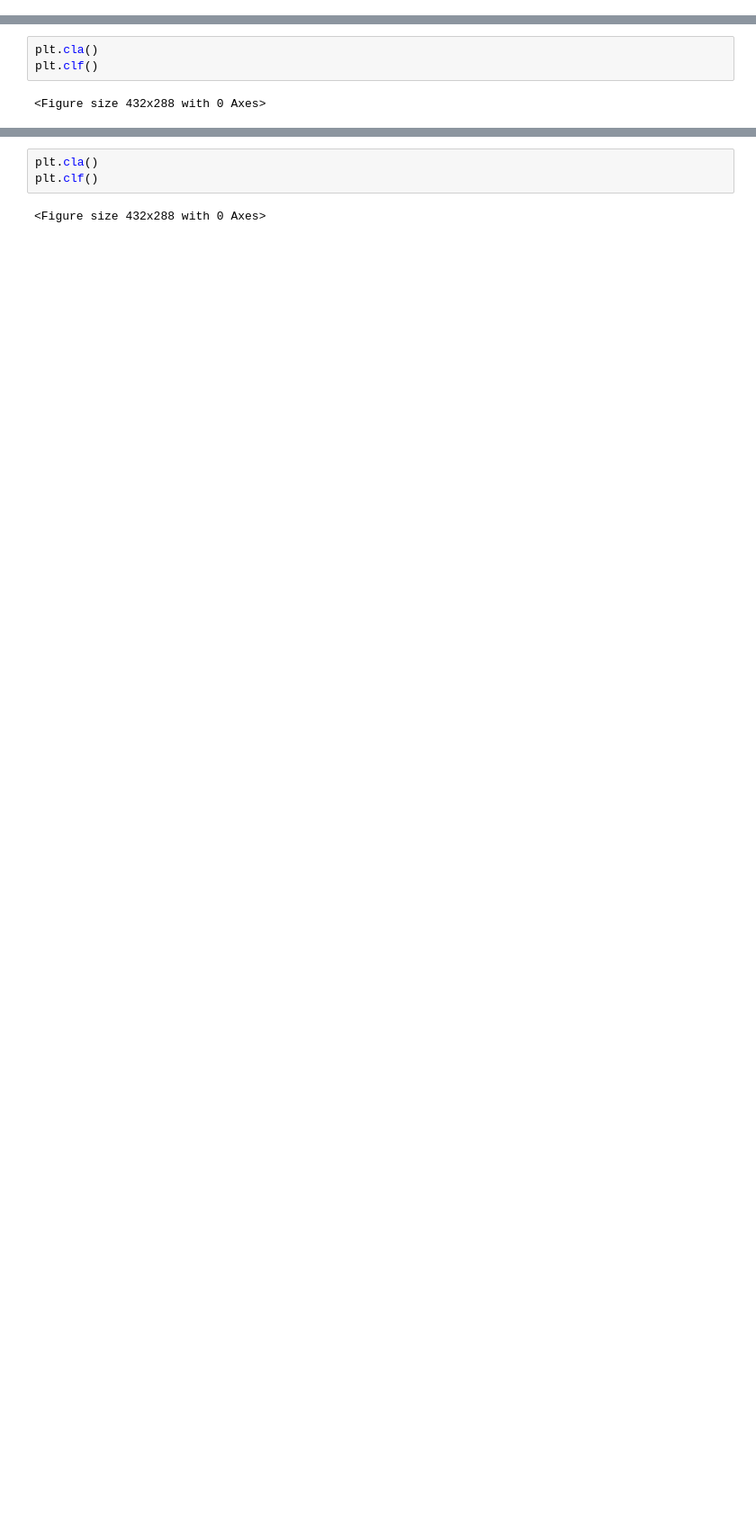
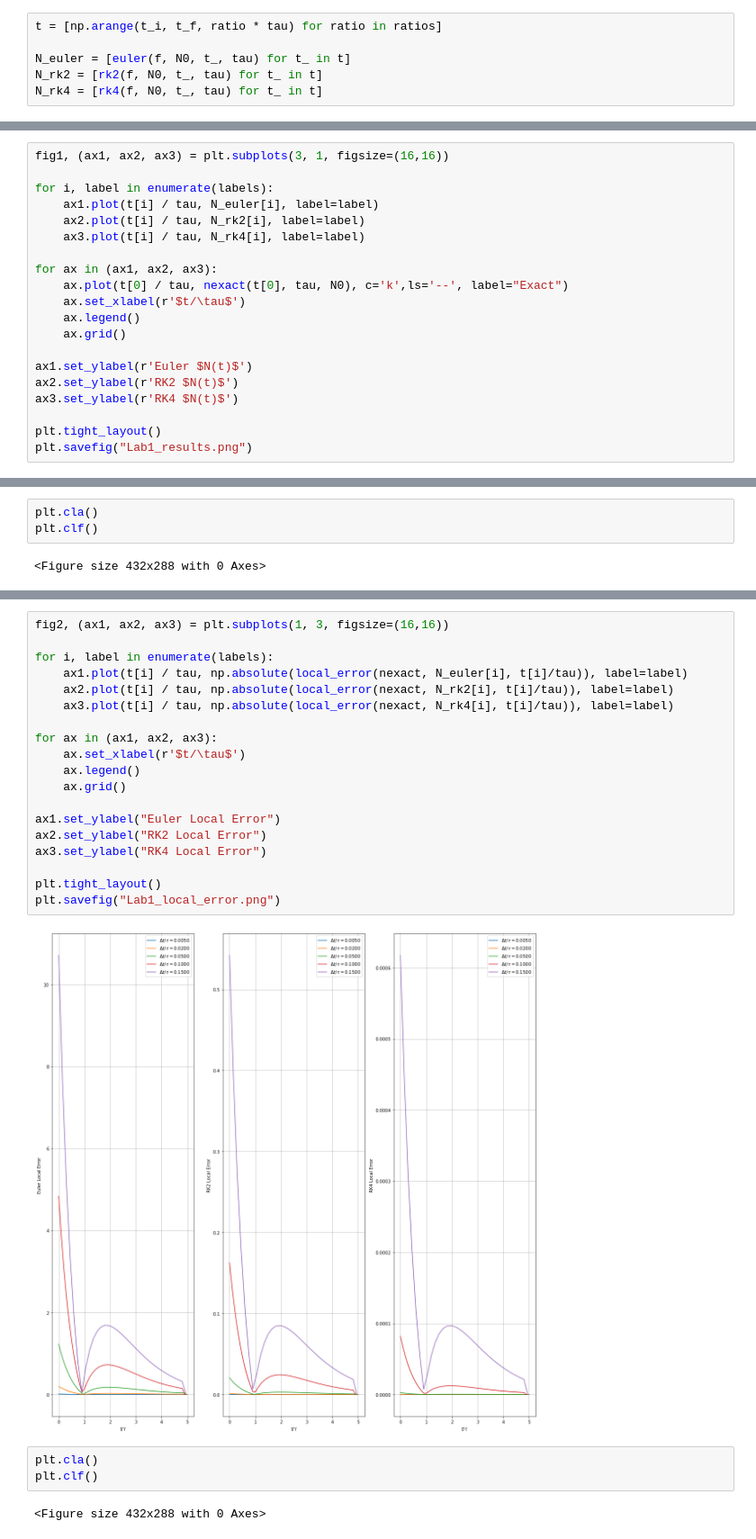
Before and after one commit to ethank5149/PurduePHYS580, a Jupyter notebook: Labs/Lab1/Lab1.ipynb, the cells around one changed output, grey strips where cells are left out. Shown at 90% size. Drawn from its saved outputs; the diff is of its cells as text; blank space fills up the shorter version.

```diff
--- a/Labs/Lab1/Lab1.ipynb
+++ b/Labs/Lab1/Lab1.ipynb
@@ -150,0 +113,6 @@ plt.savefig("Lab1output_comparison.png")
+# %%
+t = [np.arange(t_i, t_f, ratio * tau) for ratio in ratios]
+
+N_euler = [euler(f, N0, t_, tau) for t_ in t]
+N_rk2 = [rk2(f, N0, t_, tau) for t_ in t]
+N_rk4 = [rk4(f, N0, t_, tau) for t_ in t]
@@ -150,0 +121,20 @@ plt.savefig("Lab1output_comparison.png")
+# %%
+fig1, (ax1, ax2, ax3) = plt.subplots(3, 1, figsize=(16,16))
+
+for i, label in enumerate(labels):
+    ax1.plot(t[i] / tau, N_euler[i], label=label)
+    ax2.plot(t[i] / tau, N_rk2[i], label=label)
+    ax3.plot(t[i] / tau, N_rk4[i], label=label)
+
+for ax in (ax1, ax2, ax3):
+    ax.plot(t[0] / tau, nexact(t[0], tau, N0), c='k',ls='--', label="Exact")
+    ax.set_xlabel(r'$t/\tau$')
+    ax.legend()
+    ax.grid()
+
+ax1.set_ylabel(r'Euler $N(t)$')
+ax2.set_ylabel(r'RK2 $N(t)$')
+ax3.set_ylabel(r'RK4 $N(t)$')
+
+plt.tight_layout()
+plt.savefig("Lab1_results.png")
@@ -198,3 +148,24 @@ plt.savefig("Lab1output_relative_error.png")
+# %%
+fig2, (ax1, ax2, ax3) = plt.subplots(1, 3, figsize=(16,16))
+
+for i, label in enumerate(labels):
+    ax1.plot(t[i] / tau, np.absolute(local_error(nexact, N_euler[i], t[i]/tau)), label=label)
+    ax2.plot(t[i] / tau, np.absolute(local_error(nexact, N_rk2[i], t[i]/tau)), label=label)
+    ax3.plot(t[i] / tau, np.absolute(local_error(nexact, N_rk4[i], t[i]/tau)), label=label)
+
+for ax in (ax1, ax2, ax3):
+    ax.set_xlabel(r'$t/\tau$')
+    ax.legend()
+    ax.grid()
+
+ax1.set_ylabel("Euler Local Error")
+ax2.set_ylabel("RK2 Local Error")
+ax3.set_ylabel("RK4 Local Error")
+
+plt.tight_layout()
+plt.savefig("Lab1_local_error.png")
+# %% [output]
+[figure, added]
 # %%
 plt.cla()
 plt.clf()
```
Also changed, not shown: parts of 47 cells of this notebook, 9 other files.
